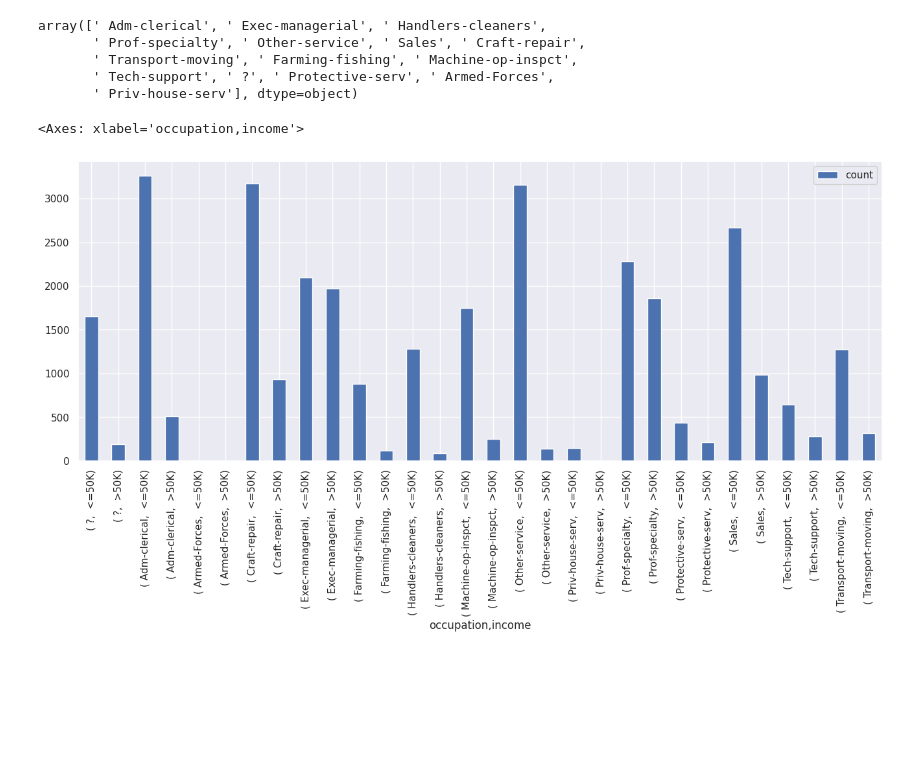
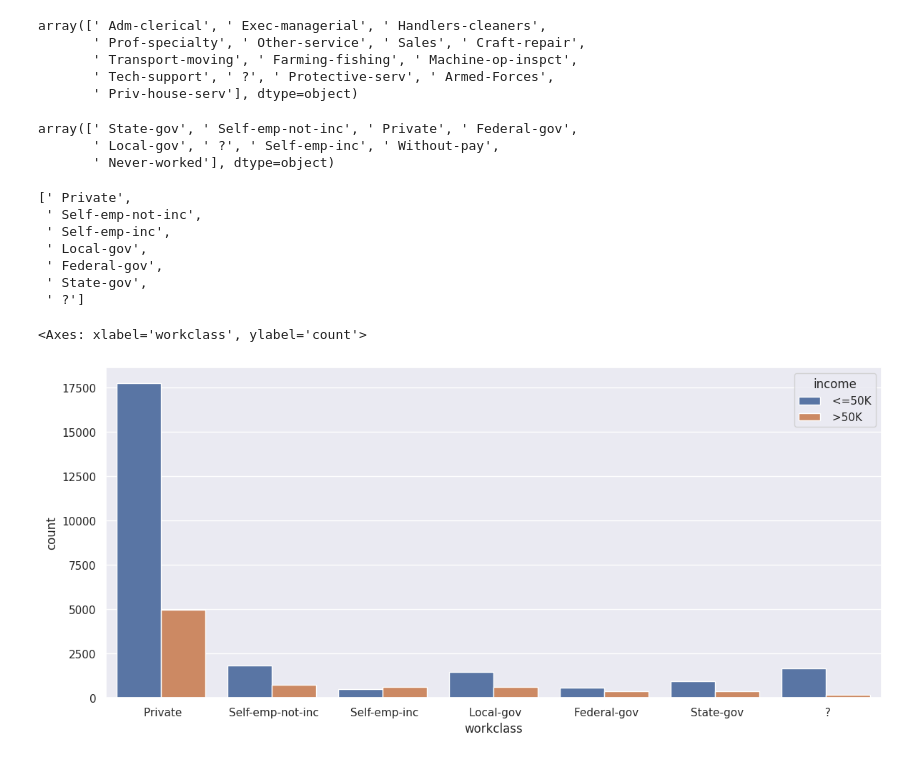
Before and after one commit to yatta03/112-2PL, a Jupyter notebook: w3/w3_practice.ipynb, the cells around one changed output. Saved outputs shown, nothing was run; the diff lists cells and outputs as text; code cells hidden in the pictures; blank space fills up the shorter version.

Commit message:
change to use countplot

```diff
--- a/w3/w3_practice.ipynb
+++ b/w3/w3_practice.ipynb
@@ -33,14 +27,29 @@ array([' Adm-clerical', ' Exec-managerial', ' Handlers-cleaners',
        ' Transport-moving', ' Farming-fishing', ' Machine-op-inspct',
        ' Tech-support', ' ?', ' Protective-serv', ' Armed-Forces',
        ' Priv-house-serv'], dtype=object)
+# %%
+data['workclass'].unique()
+# %% [output]
+array([' State-gov', ' Self-emp-not-inc', ' Private', ' Federal-gov',
+       ' Local-gov', ' ?', ' Self-emp-inc', ' Without-pay',
+       ' Never-worked'], dtype=object)
+# %%
+inx = data[data['income'] == ' >50K']['workclass'].value_counts().sort_values(ascending=False).index.tolist()
+inx
+# %% [output]
+[' Private',
+ ' Self-emp-not-inc',
+ ' Self-emp-inc',
+ ' Local-gov',
+ ' Federal-gov',
+ ' State-gov',
+ ' ?']
 # %%
-# sns.violinplot(data=data, x="income", y="occupation")
+sns.set(rc={'figure.figsize': (14, 6)})
+sns.countplot(x='workclass', hue='income', data=data, order=inx)
 
-# sns.set(rc={'figure.figsize': (16, 6)})
-# sns.barplot(x='occupation', y='count', hue='income', data=occupation_income)
-
-occupation_income = pd.DataFrame(data.groupby('occupation')['income'].value_counts())
-occupation_income.plot.bar()
+# occupation_income = pd.DataFrame(data.groupby('workclass')['income'].value_counts())
+# occupation_income.plot.bar()
 # %% [output]
-<Axes: xlabel='occupation,income'>
+<Axes: xlabel='workclass', ylabel='count'>
-[figure, old version]
+[figure, new version]
```
Also changed, not shown: parts of 5 cells of this notebook.
